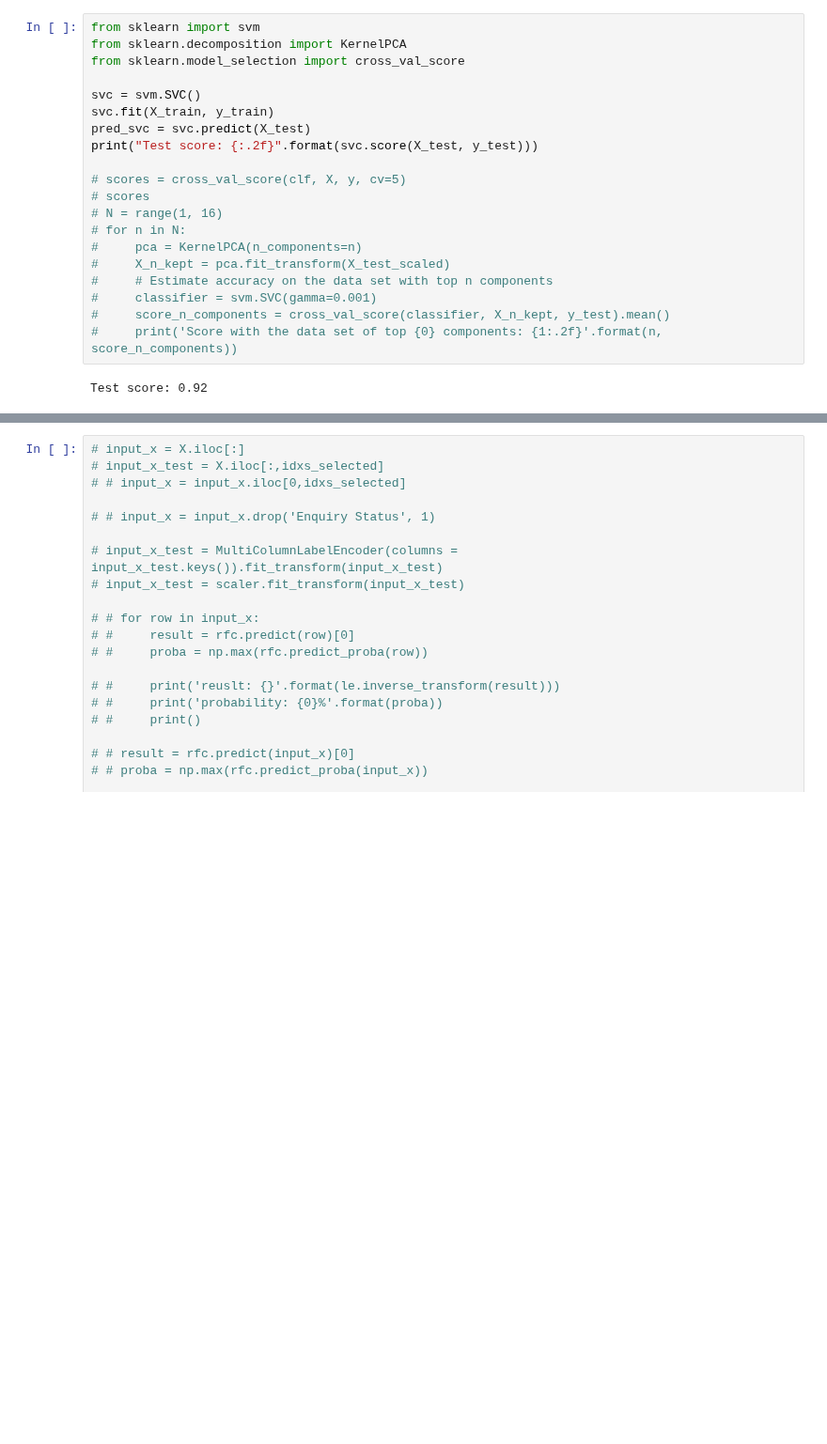
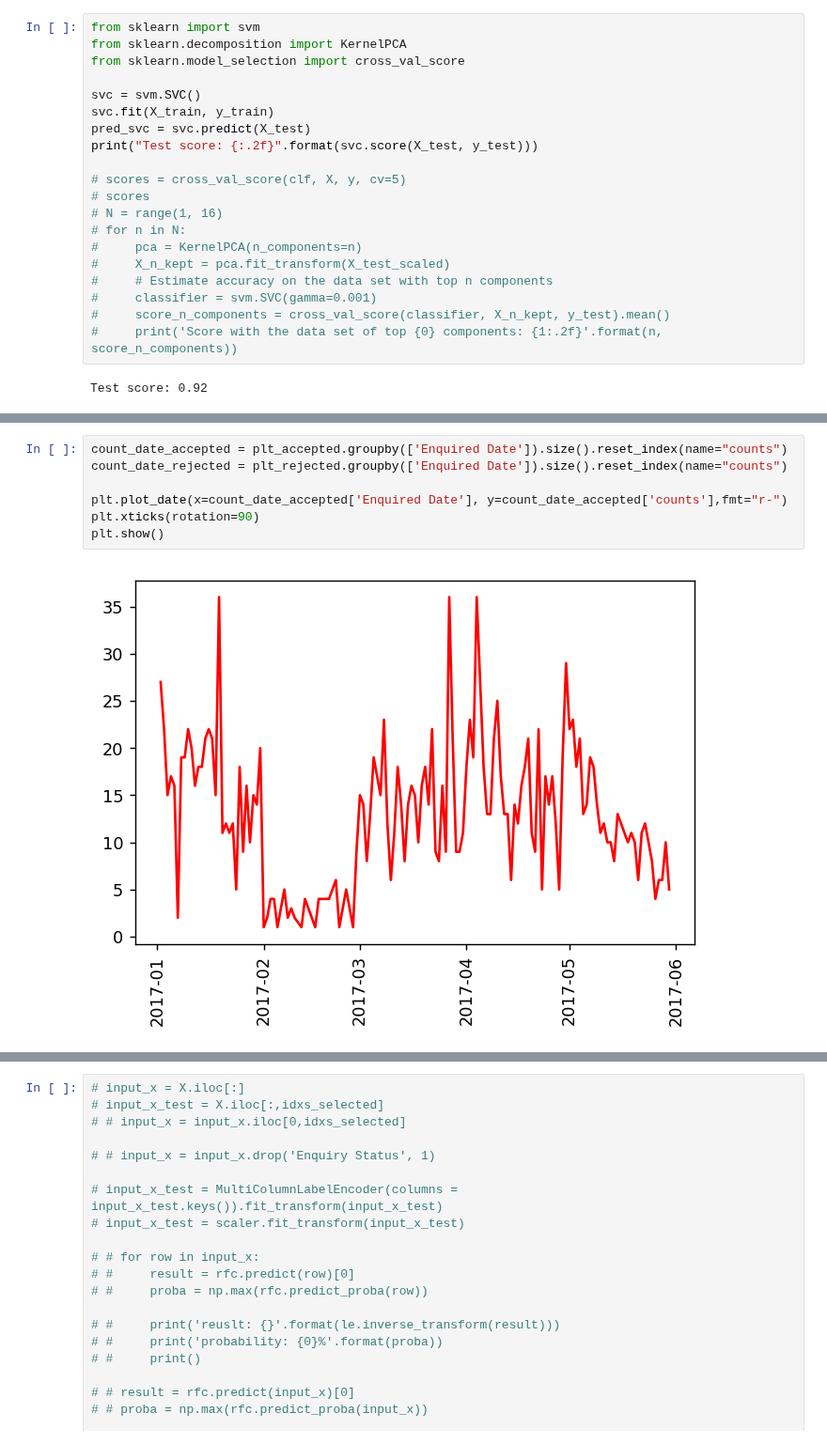
Before and after one commit to MagicMike90/customer-interest, a Jupyter notebook: enquiry.ipynb, the cells around one changed output, grey strips where cells are left out. Shown at 94% size. Saved outputs shown, nothing was run; the diff lists cells and outputs as text; blank space fills up the shorter version.

```diff
--- a/enquiry.ipynb
+++ b/enquiry.ipynb
@@ -323,0 +322,9 @@ Name: day_of_week, dtype: object
+# %%
+count_date_accepted = plt_accepted.groupby(['Enquired Date']).size().reset_index(name="counts")
+count_date_rejected = plt_rejected.groupby(['Enquired Date']).size().reset_index(name="counts")
+
+plt.plot_date(x=count_date_accepted['Enquired Date'], y=count_date_accepted['counts'],fmt="r-")
+plt.xticks(rotation=90)
+plt.show()
+# %% [output]
+[figure, added]
```
Also changed, not shown: parts of 9 cells of this notebook.
